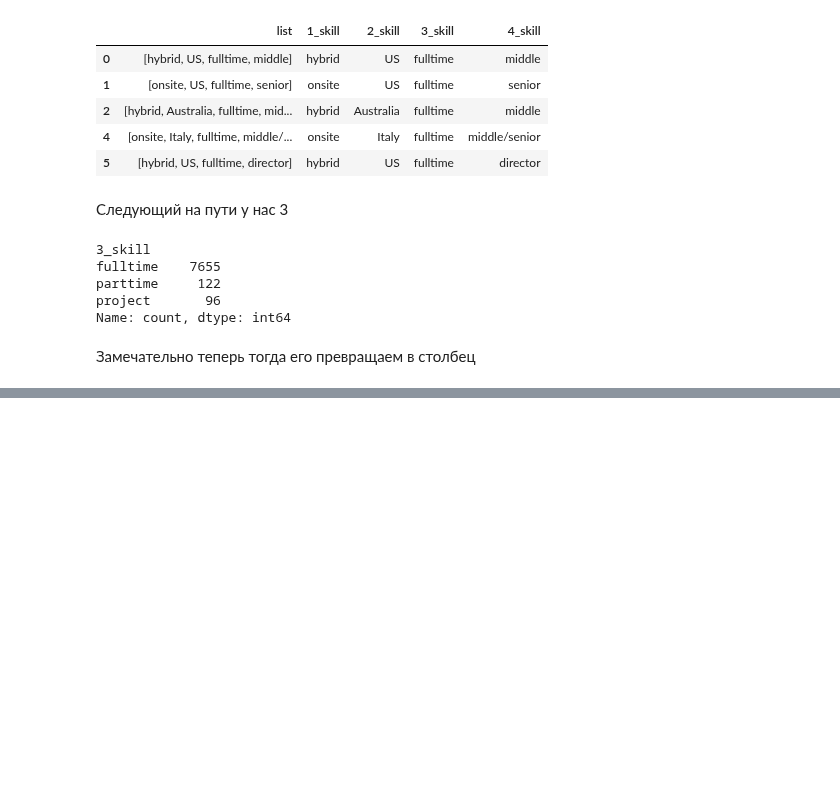
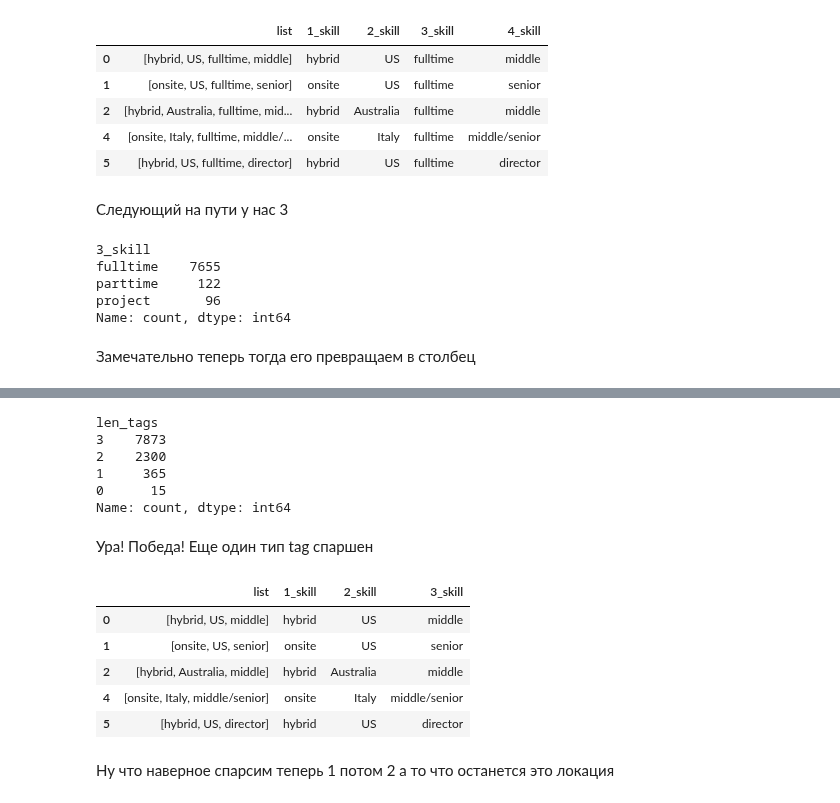
Before and after one commit to kmvitik/smadimo_group_project_2_scraping_api, a Jupyter notebook: selenium/eda.ipynb, the cells around one changed output, grey strips where cells are left out. Drawn from its saved outputs; the diff is of its cells as text; code cells hidden in the pictures; blank space fills up the shorter version.

Commit message:
reloc and employment types parsed am done for 2day

```diff
--- a/selenium/eda.ipynb
+++ b/selenium/eda.ipynb
@@ -149,4 +149,4 @@ def del_tag(l, tag):
         l.remove(tag)
     return l
 
-df['tags_parsed'].apply(lambda x: del_tag(x, 'Relocation'))
+df['tags_parsed'] = df['tags_parsed'].apply(lambda x: del_tag(x, 'Relocation'))
@@ -204,0 +215,12 @@ Name: count, dtype: int64
+# %%
+def replace_tag(l, tags):
+    for tag in tags:
+        if tag in l:
+            l.remove(tag)
+            return tag
+    return None
+# %%
+employment_types = ['fulltime', 'parttime', 'project']
+df['employment_type'] = df['tags_parsed'].apply(lambda x: replace_tag(x, employment_types))
+print(df['employment_type'].isna().sum())
+df['employment_type'].value_counts()
@@ -204,0 +234,30 @@ Name: count, dtype: int64
+# %%
+for tag in employment_types:
+    df['tags_parsed'] = df['tags_parsed'].apply(lambda x: del_tag(x, tag))
+df['len_tags']= df['tags_parsed'].apply(lambda x: len(x))
+df['len_tags'].value_counts()
+# %% [output]
+len_tags
+3    7873
+2    2300
+1     365
+0      15
+Name: count, dtype: int64
+# %% [markdown]
+Ура! Победа! Еще один тип tag спаршен
+# %%
+skill_all = pd.DataFrame()
+skill_all['list'] = df[df['len_tags'] > 2]['tags_parsed']
+skill_all['1_skill'] = skill_all['list'].apply(lambda x: x[0])
+skill_all['2_skill'] = skill_all['list'].apply(lambda x: x[1])
+skill_all['3_skill'] = skill_all['list'].apply(lambda x: x[2])
+skill_all.head()
+# %% [output]
+|  | list | 1_skill | 2_skill | 3_skill |
+| 0 | [hybrid, US, middle] | hybrid | US | middle |
+| 1 | [onsite, US, senior] | onsite | US | senior |
+| 2 | [hybrid, Australia, middle] | hybrid | Australia | middle |
+| 4 | [onsite, Italy, middle/senior] | onsite | Italy | middle/senior |
+| 5 | [hybrid, US, director] | hybrid | US | director |
+# %% [markdown]
+Ну что наверное спарсим теперь 1 потом 2 а то что останется это локация
```
Also changed, not shown: parts of 6 cells of this notebook.
